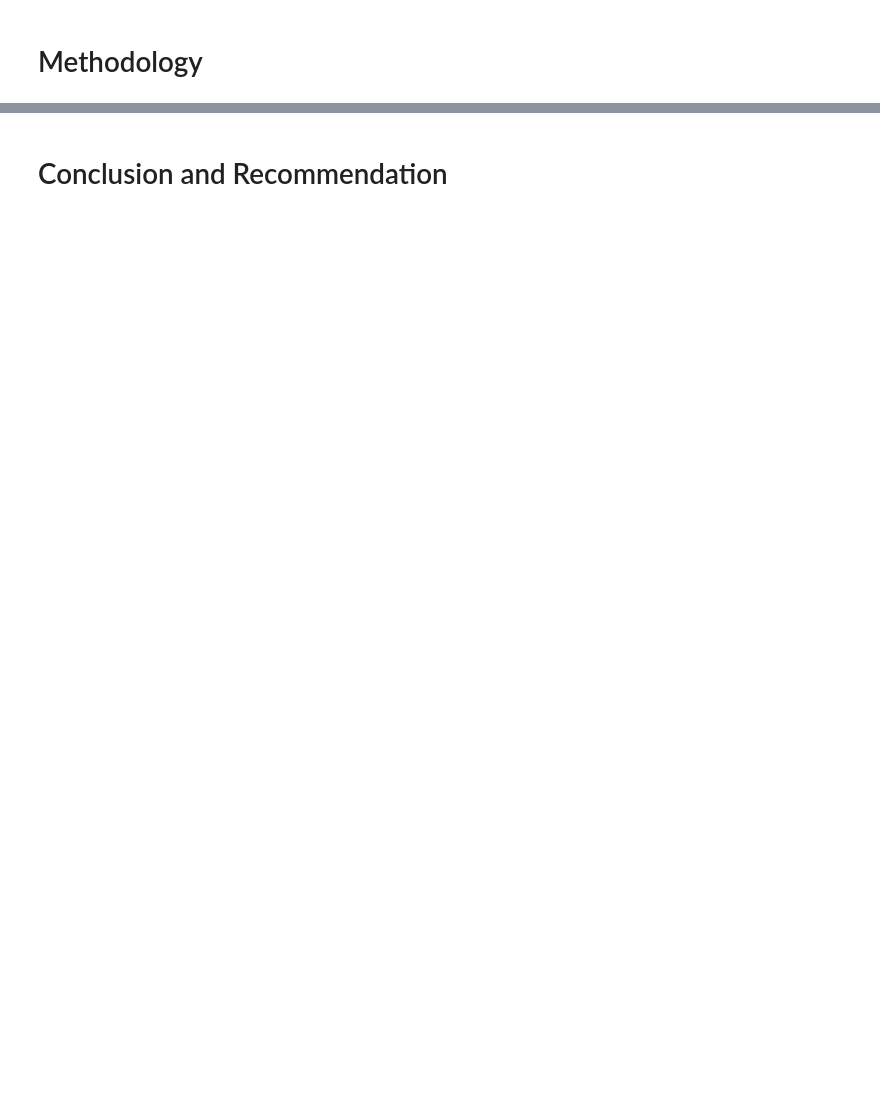
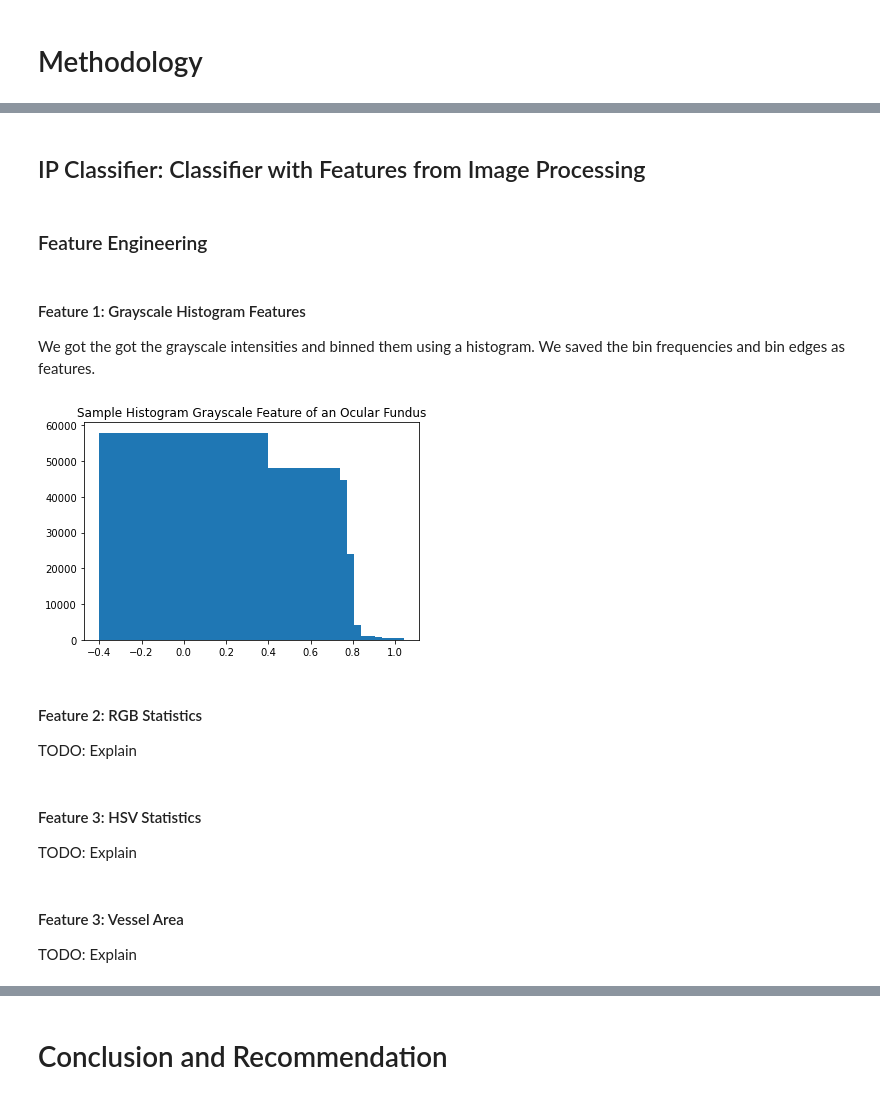
Before and after one commit to May-nerd/iip-final-project, a Jupyter notebook: main.ipynb, the cells around one changed output, grey strips where cells are left out. Saved outputs shown, nothing was run; the diff lists cells and outputs as text; code cells hidden in the pictures; blank space fills up the shorter version.

```diff
--- a/main.ipynb
+++ b/main.ipynb
@@ -68,0 +102,11 @@ TODO: Explain that we only used Normal, Cataract and Pathological Myopia.
+# %%
+df = pd.read_csv("full_df.csv")
+# Important Features
+features = ['ID', 'Patient Age', 'Patient Sex',
+            'labels', 'filename']
+df = df[features]
+df['labels'] = df['labels'].str[2:3]
+df['filepath'] = 'preprocessed_images/' + df['filename']
+df = df[df['labels'].isin(['N', 'C', 'M'])].copy()
+df = df.reset_index(drop=True)
+df.head()
@@ -68,0 +120,18 @@ TODO: Explain that we only used Normal, Cataract and Pathological Myopia.
+# %% [markdown]
+## IP Classifier: Classifier with Features from Image Processing
+# %% [markdown]
+### Feature Engineering
+# %% [markdown]
+#### Feature 1: Grayscale Histogram Features
+We got the got the grayscale intensities and binned them using a histogram. We saved the bin frequencies and bin edges as features.
+# %%
+idx = 24
+image = imread(df.iloc[idx]['filepath'])
+image = rgb2gray(image)
+image_flat = image.flatten()
+count, bins = np.histogram(image_flat, bins=20)
+bins = bins[:-1]
+plt.bar(bins, count)
+plt.title('Sample Histogram Grayscale Feature of an Ocular Fundus');
+# %% [output]
+[figure, added]
@@ -68,0 +140,3 @@ TODO: Explain that we only used Normal, Cataract and Pathological Myopia.
+# %% [markdown]
+#### Feature 2: RGB Statistics
+TODO: Explain
@@ -68,0 +146,3 @@ TODO: Explain that we only used Normal, Cataract and Pathological Myopia.
+# %% [markdown]
+#### Feature 3: HSV Statistics
+TODO: Explain
@@ -68,0 +151,3 @@ TODO: Explain that we only used Normal, Cataract and Pathological Myopia.
+# %% [markdown]
+#### Feature 3: Vessel Area
+TODO: Explain
```
Also changed, not shown: parts of 73 cells of this notebook, 1 other file.
